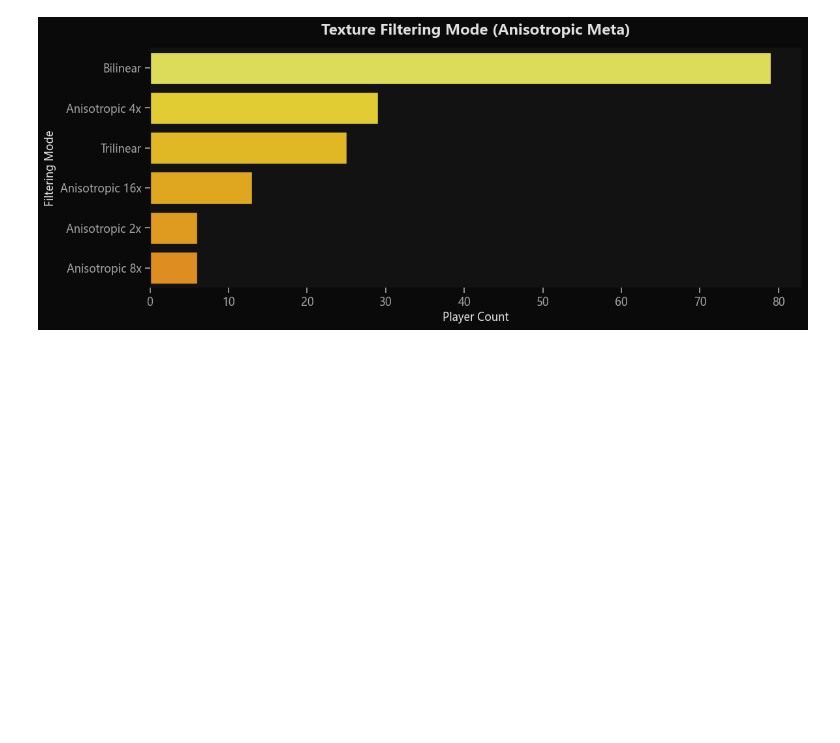
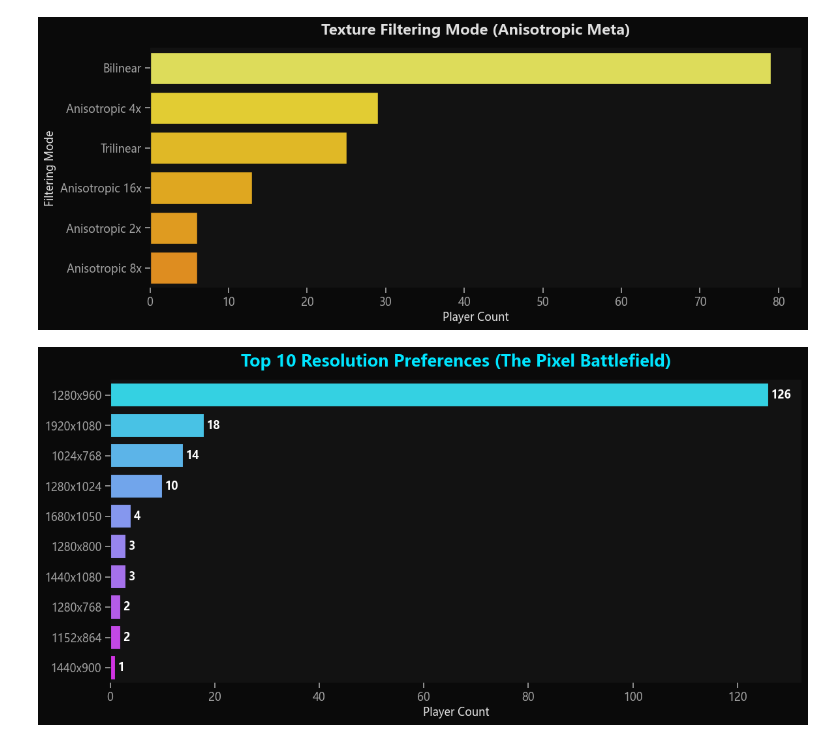
Before and after one commit to Starfie1d1272/CS2-Pro-Settings, a Jupyter notebook: final_analysis.ipynb, the cells around one changed output. Drawn from its saved outputs; the diff is of its cells as text; code cells hidden in the pictures; blank space fills up the shorter version.

```diff
--- a/final_analysis.ipynb
+++ b/final_analysis.ipynb
@@ -393,3 +393,41 @@ plt.tight_layout()
 plt.show()
 # %% [output]
 [figure]
+# %%
+# ==========================================
+# 📊 补充战区：基础画面 - 终极分辨率排行榜
+# ==========================================
+import matplotlib.pyplot as plt
+import seaborn as sns
+import numpy as np
+
+plt.figure(figsize=(12, 6))
+
+# 提取前 10 名最受欢迎的分辨率
+res_counts = df_pro['Resolution'].value_counts().head(10).reset_index()
+res_counts.columns = ['Resolution', 'Count']
+
+ax = plt.gca()
+
+# 使用横向条形图 (orient='h')，因为分辨率的字符串较长，横向展示绝对不会重叠！
+sns.barplot(data=res_counts, x='Count', y='Resolution', palette='cool', ax=ax, edgecolor='#121212', linewidth=1.5)
+
+ax.set_title('Top 10 Resolution Preferences (The Pixel Battlefield)', fontsize=18, fontweight='bold', color='#00E5FF', pad=15)
+ax.set_xlabel('Player Count', fontsize=12)
+ax.set_ylabel('') # 隐藏多余的 Y 轴标签
+
+# 极简 UI 去边框
+sns.despine(ax=ax, left=True, bottom=True)
+
+# 魔法排版：在每个柱子的右侧加上准确的数值标签
+for p in ax.patches:
+    width = p.get_width()
+    if not np.isnan(width) and width > 0:
+        ax.text(width + 0.5, p.get_y() + p.get_height() / 2.,
+                f'{int(width)}',
+                ha='left', va='center', fontsize=12, fontweight='bold', color='white')
+
+plt.tight_layout()
+plt.show()
+# %% [output]
+[figure, added]
```
Also changed, not shown: 1 other file.
